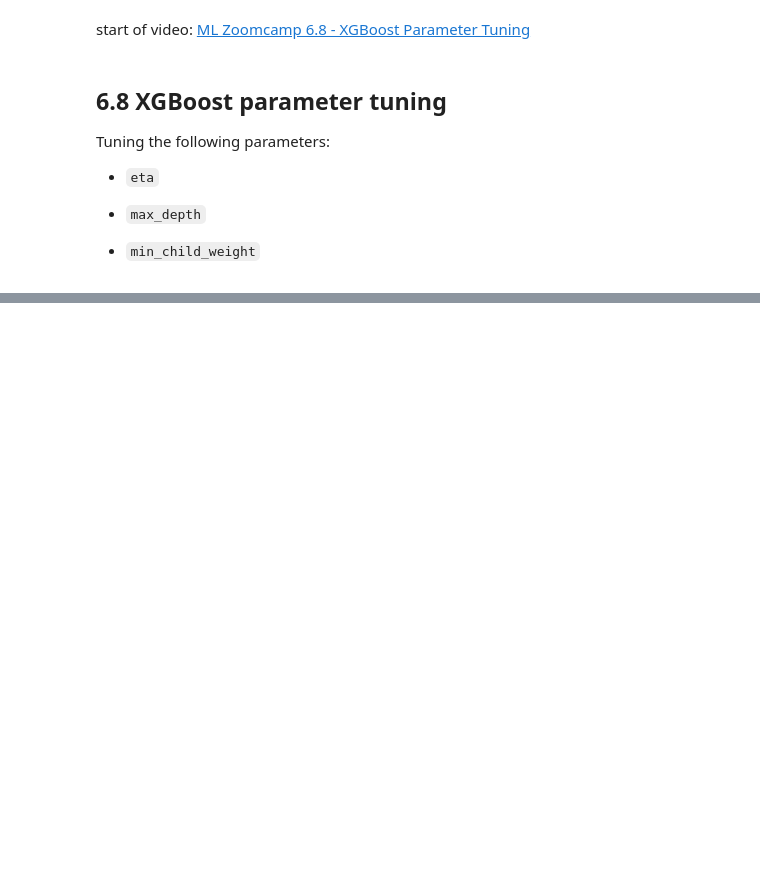
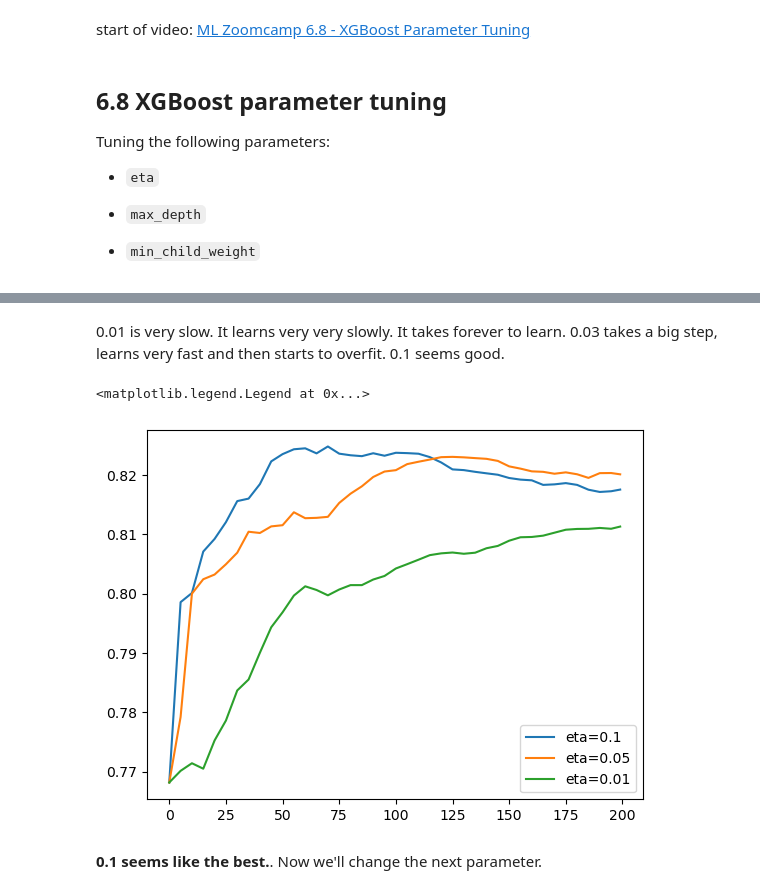
Before and after one commit to bhasarma/mlcoursezoom-camp, a Jupyter notebook: WK06-decision-trees/WEEK-06-notebook.ipynb, the cells around one changed output, grey strips where cells are left out. Drawn from its saved outputs; the diff is of its cells as text; code cells hidden in the pictures; blank space fills up the shorter version.

```diff
--- a/WK06-decision-trees/WEEK-06-notebook.ipynb
+++ b/WK06-decision-trees/WEEK-06-notebook.ipynb
@@ -1301,0 +1380,13 @@ Tuning the following parameters:
+# %% [markdown]
+0.01 is very slow. It learns very very slowly. It takes forever to learn. 0.03 takes a big step, learns very fast and then starts to overfit. 0.1 seems good.
+# %%
+etas = ['eta=0.1', 'eta=0.05', 'eta=0.01']
+for eta in etas:
+    df_score = scores[eta]
+    plt.plot(df_score.num_iter, df_score.val_auc, label = eta)
+plt.legend()
+# %% [output]
+<matplotlib.legend.Legend at 0x...>
+[figure, added]
+# %% [markdown]
+**0.1 seems like the best.**. Now we'll change the next parameter.
```
Also changed, not shown: parts of 68 cells of this notebook.
